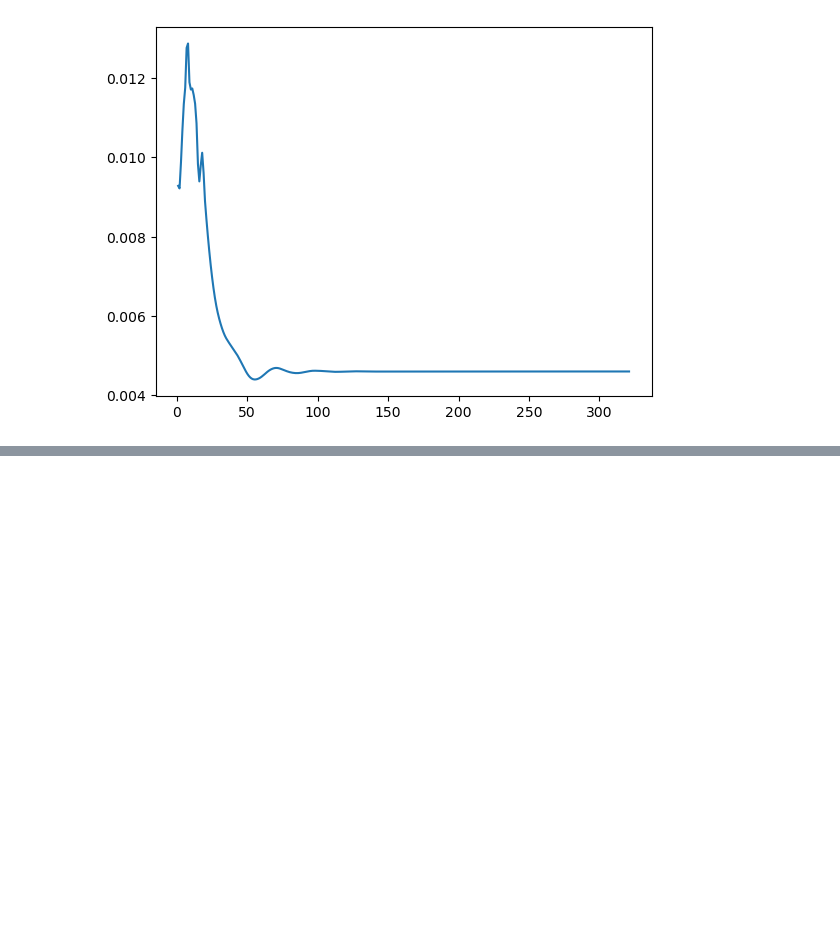
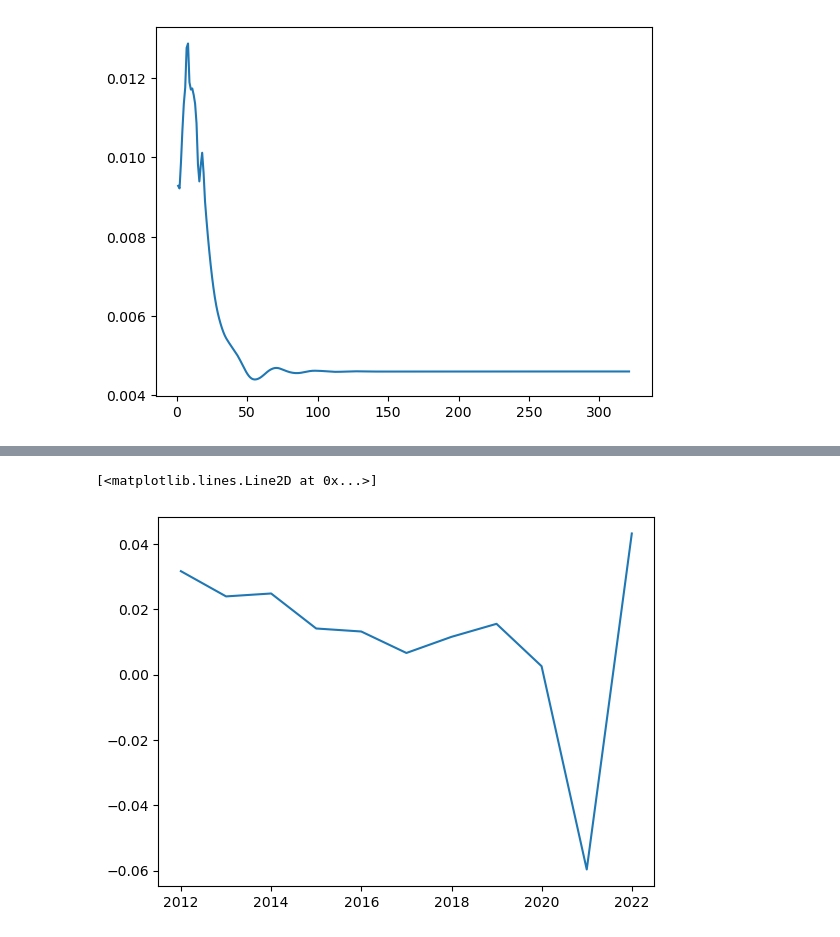
Before and after one commit to jdebacker/UN-OG-Training, a Jupyter notebook: code/Exercise_Solutions.ipynb, the cells around one changed output, grey strips where cells are left out. Saved outputs shown, nothing was run; the diff lists cells and outputs as text; code cells hidden in the pictures; blank space fills up the shorter version.

```diff
--- a/code/Exercise_Solutions.ipynb
+++ b/code/Exercise_Solutions.ipynb
@@ -433,0 +621,8 @@ plt.plot(years, pop_objs["g_n"][:T])
+# %%
+# Exercise 18.9: Plot the annual growth rate of GDP
+gdp_growth = gdp_annual.pct_change()
+gdp_growth = gdp_growth.dropna()
+plt.plot(gdp_growth)
+# %% [output]
+[<matplotlib.lines.Line2D at 0x...>]
+[figure, added]
```
Also changed, not shown: parts of 22 cells of this notebook.
